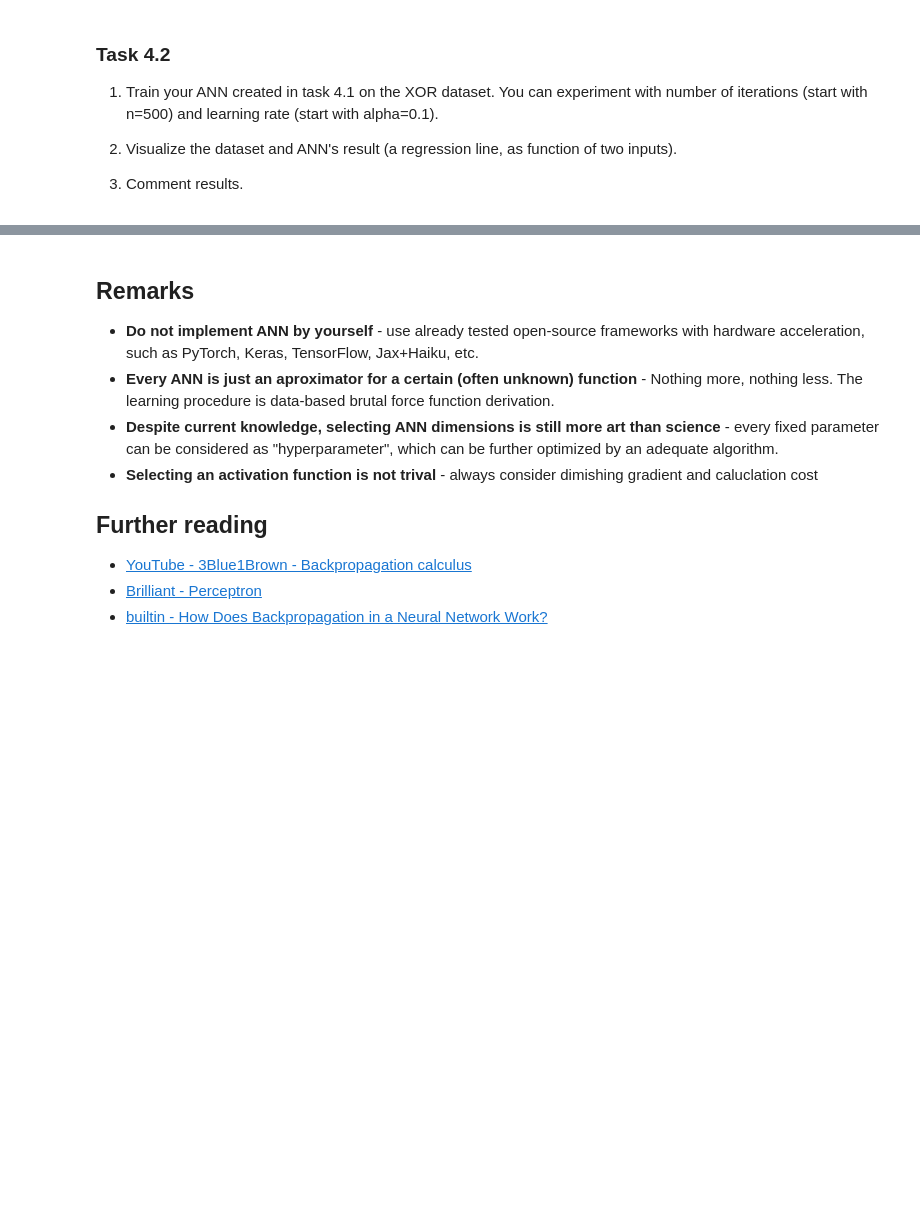
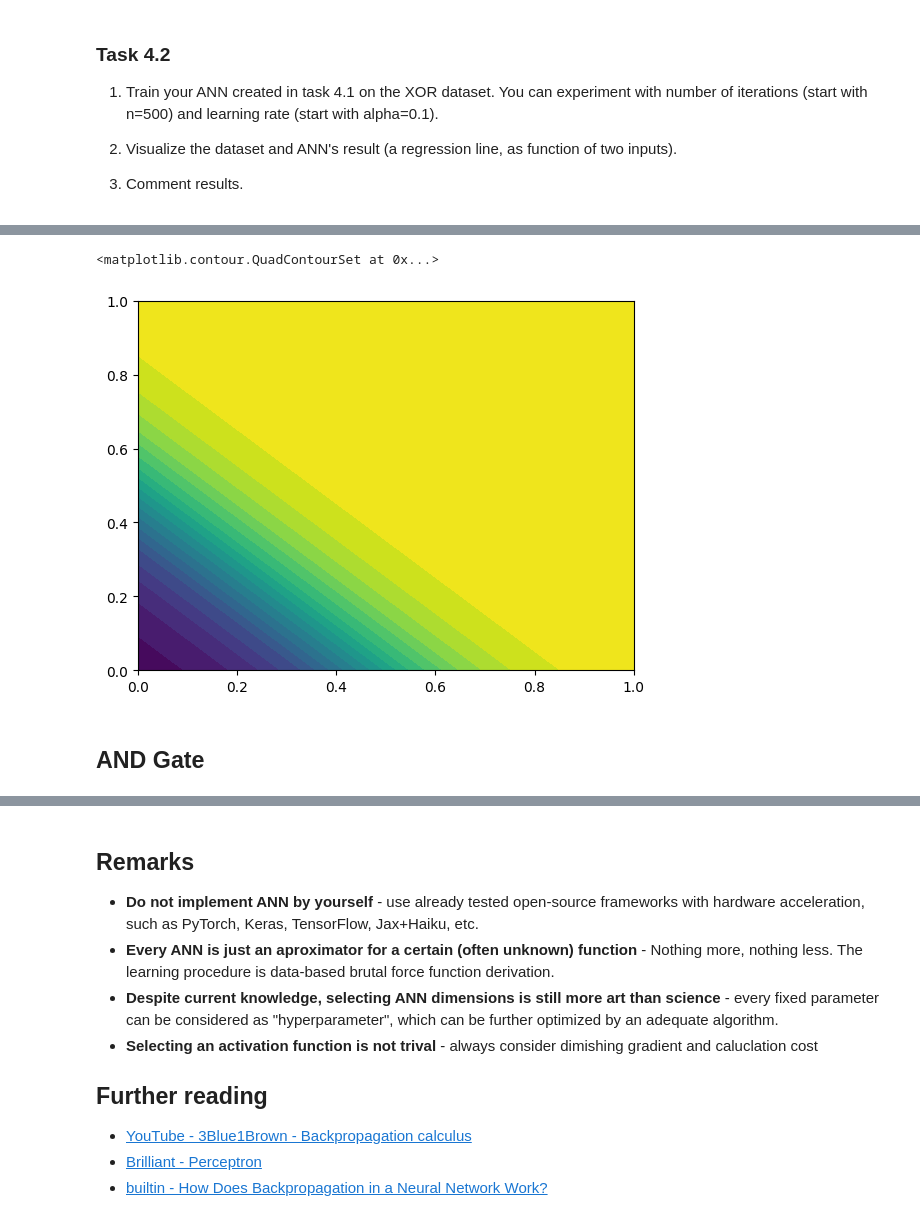
Before and after one commit to WaShindeiru/MachineLearning, a Jupyter notebook: ann1/ml_ann_introduction_v4.1.ipynb, the cells around one changed output, grey strips where cells are left out. Drawn from its saved outputs; the diff is of its cells as text; code cells hidden in the pictures; blank space fills up the shorter version.

Commit message:
create simple network

```diff
--- a/ann1/ml_ann_introduction_v4.1.ipynb
+++ b/ann1/ml_ann_introduction_v4.1.ipynb
@@ -467,0 +635,20 @@ dataset_xor_y = (0, 1, 1, 0)
+# %%
+class SimpleNN(nn.Module):
+    def __init__(self):
+        super(SimpleNN, self).__init__()
+        self.linear = nn.Linear(2, 1)
+        self.sigmoid = nn.Sigmoid()
+
+    def forward(self, x):
+        x = self.linear(x)
+        x = self.sigmoid(x)
+        return x
+# %%
+network_torch = SimpleNN()
+
+print(network_torch)
+
+input_data = torch.tensor([[0, 1]], dtype=torch.float32)
+output_data = network_torch(input_data)
+
+print(output_data)
@@ -467,0 +704,16 @@ dataset_xor_y = (0, 1, 1, 0)
+# %%
+x_values = torch.linspace(0, 1, 10)
+y_values = torch.linspace(0, 1, 10)
+
+xx, yy = torch.meshgrid(x_values, y_values)
+grid = torch.stack([xx.ravel(), yy.ravel()], dim=-1)
+
+result = network_torch(grid)
+# %%
+output = result.detach().numpy().reshape(10, 10)
+plt.contourf(xx.detach().numpy(), yy.detach().numpy(), output, levels=20, cmap='viridis')
+# %% [output]
+<matplotlib.contour.QuadContourSet at 0x...>
+[figure, added]
+# %% [markdown]
+## AND Gate
```
Also changed, not shown: parts of 18 cells of this notebook.
